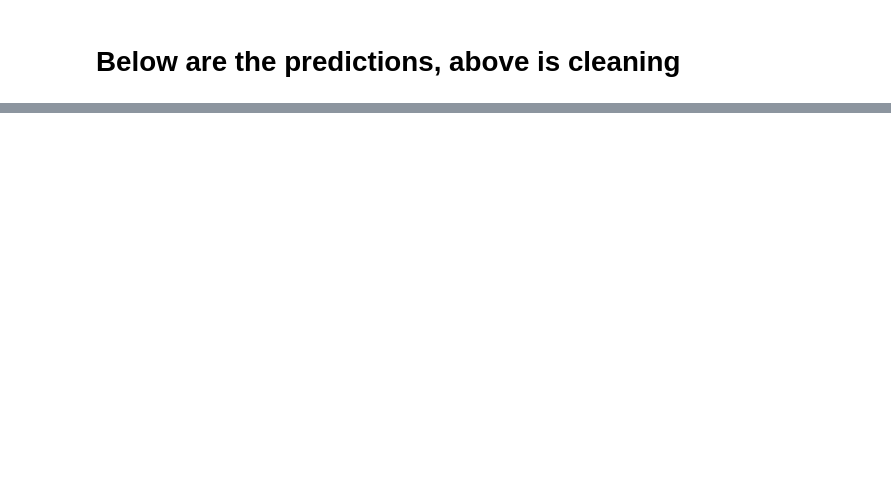
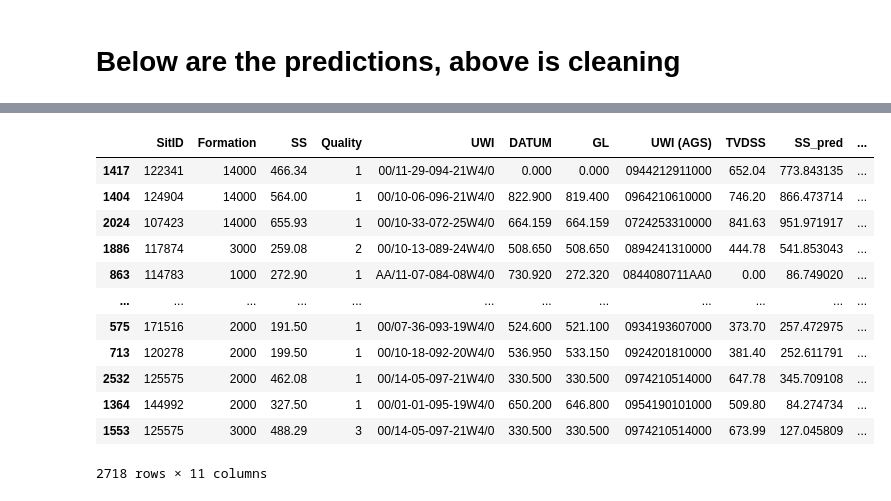
Before and after one commit to jessepisel/matrixfactorization, a Jupyter notebook: manneville.ipynb, the cells around one changed output, grey strips where cells are left out. Saved outputs shown, nothing was run; the diff lists cells and outputs as text; code cells hidden in the pictures; blank space fills up the shorter version.

```diff
--- a/manneville.ipynb
+++ b/manneville.ipynb
@@ -186,3 +269,19 @@ plt.colorbar()
+# %%
+cleanDF.sort_values(['signed_error'])
+# %% [output]
+|  | SitID | Formation | SS | Quality | UWI | DATUM | GL | UWI (AGS) | TVDSS | SS_pred | ... |
+| 1417 | 122341 | 14000 | 466.34 | 1 | 00/11-29-094-21W4/0 | 0.000 | 0.000 | 0944212911000 | 652.04 | 773.843135 | ... |
+| 1404 | 124904 | 14000 | 564.00 | 1 | 00/10-06-096-21W4/0 | 822.900 | 819.400 | 0964210610000 | 746.20 | 866.473714 | ... |
+| 2024 | 107423 | 14000 | 655.93 | 1 | 00/10-33-072-25W4/0 | 664.159 | 664.159 | 0724253310000 | 841.63 | 951.971917 | ... |
+| 1886 | 117874 | 3000 | 259.08 | 2 | 00/10-13-089-24W4/0 | 508.650 | 508.650 | 0894241310000 | 444.78 | 541.853043 | ... |
+| 863 | 114783 | 1000 | 272.90 | 1 | AA/11-07-084-08W4/0 | 730.920 | 272.320 | 0844080711AA0 | 0.00 | 86.749020 | ... |
+| ... | ... | ... | ... | ... | ... | ... | ... | ... | ... | ... | ... |
+| 575 | 171516 | 2000 | 191.50 | 1 | 00/07-36-093-19W4/0 | 524.600 | 521.100 | 0934193607000 | 373.70 | 257.472975 | ... |
+| 713 | 120278 | 2000 | 199.50 | 1 | 00/10-18-092-20W4/0 | 536.950 | 533.150 | 0924201810000 | 381.40 | 252.611791 | ... |
+| 2532 | 125575 | 2000 | 462.08 | 1 | 00/14-05-097-21W4/0 | 330.500 | 330.500 | 0974210514000 | 647.78 | 345.709108 | ... |
+| 1364 | 144992 | 2000 | 327.50 | 1 | 00/01-01-095-19W4/0 | 650.200 | 646.800 | 0954190101000 | 509.80 | 84.274734 | ... |
+| 1553 | 125575 | 3000 | 488.29 | 3 | 00/14-05-097-21W4/0 | 330.500 | 330.500 | 0974210514000 | 673.99 | 127.045809 | ... |
+2718 rows × 11 columns
 # %%
 def cross_validation(dataframe, random_seed, latent_vectors, n_iters):
     np.random.seed(random_seed)
```
Also changed, not shown: parts of 16 cells of this notebook, 5 other files.
